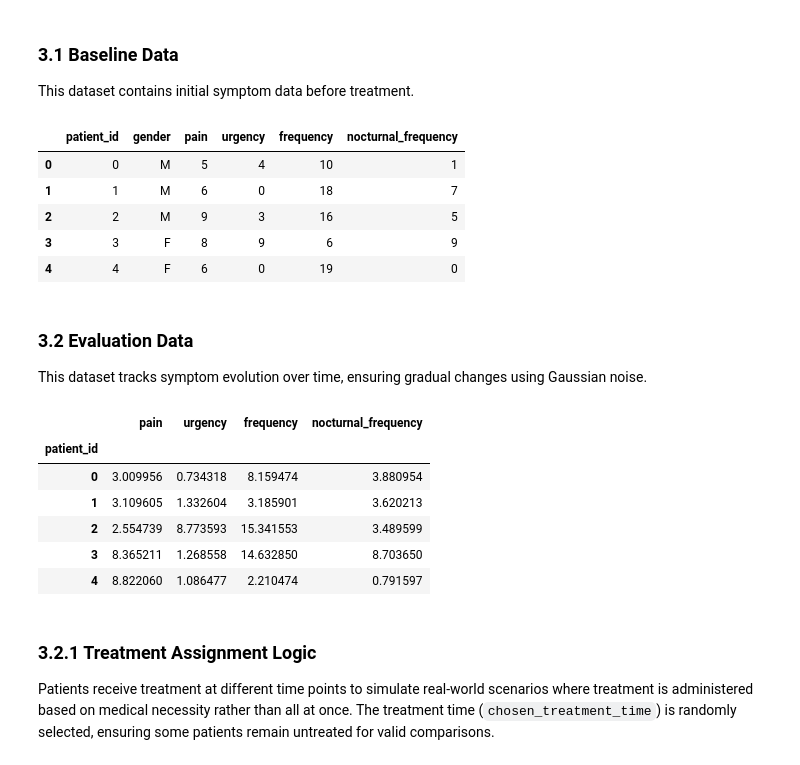
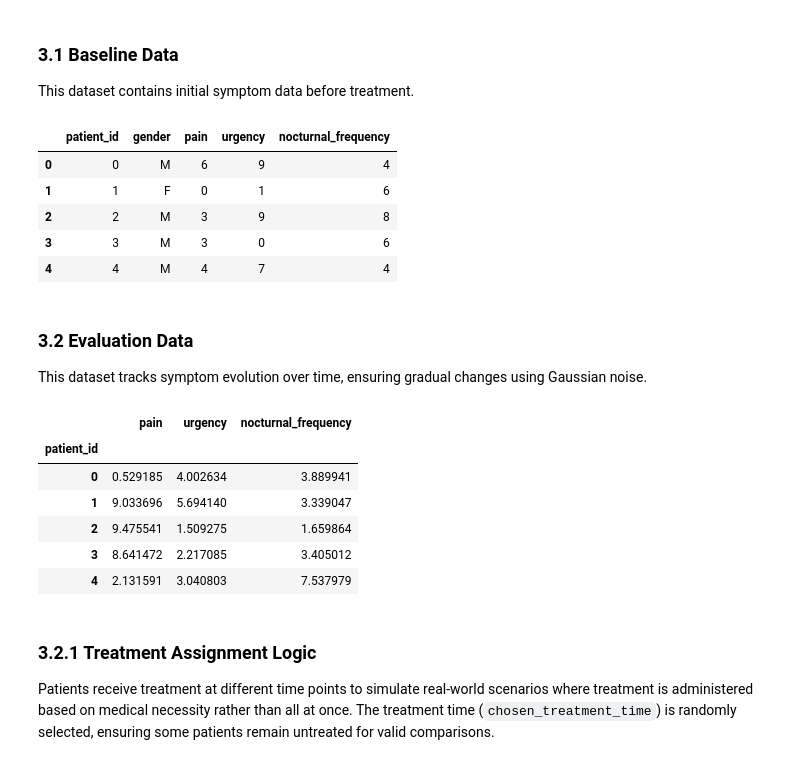
Before and after one commit to notraiks/Assignment_1_Data_Analytics, a Jupyter notebook: A1_Data_Analytics.ipynb, the cells around one changed output. Saved outputs shown, nothing was run; the diff lists cells and outputs as text; code cells hidden in the pictures.

```diff
--- a/A1_Data_Analytics.ipynb
+++ b/A1_Data_Analytics.ipynb
@@ -45,10 +47,10 @@ from collections import defaultdict
 ### **2.2 Global Variables**
 # %%
 # Set random seed for reproducibility
-np.random.seed(25)
+np.random.seed(42)
 
 # Define constants
-NUMBER_OF_PATIENTS = 210
+NUMBER_OF_PATIENTS = 200
 EVALUATION_YEARS = 4
 EVALUATION_MONTHS = EVALUATION_YEARS * 12
 MAX_MATCHES = 100
@@ -71,23 +73,23 @@ This dataset contains initial symptom data before treatment.
 # %%
 # Generate synthetic baseline data
 baseline_data = pd.DataFrame({
     "patient_id": np.arange(NUMBER_OF_PATIENTS),
     "gender": np.random.choice(['M', 'F'], NUMBER_OF_PATIENTS),
     "pain": np.random.randint(0, 10, NUMBER_OF_PATIENTS),
     "urgency": np.random.randint(0, 10, NUMBER_OF_PATIENTS),
-    "frequency": np.random.randint(0, 20, NUMBER_OF_PATIENTS),
     "nocturnal_frequency": np.random.randint(0, 10, NUMBER_OF_PATIENTS)
 })
-
+treated_group = baseline_data.sample(n=5, random_state=42)
+untreated_group = baseline_data.drop(treated_group.index).sample(n=5, random_state=24)
 # Display first few rows
 baseline_data.head()
 # %% [output]
-|  | patient_id | gender | pain | urgency | frequency | nocturnal_frequency |
-| 0 | 0 | M | 5 | 4 | 10 | 1 |
-| 1 | 1 | M | 6 | 0 | 18 | 7 |
-| 2 | 2 | M | 9 | 3 | 16 | 5 |
-| 3 | 3 | F | 8 | 9 | 6 | 9 |
-| 4 | 4 | F | 6 | 0 | 19 | 0 |
+|  | patient_id | gender | pain | urgency | nocturnal_frequency |
+| 0 | 0 | M | 6 | 9 | 4 |
+| 1 | 1 | F | 0 | 1 | 6 |
+| 2 | 2 | M | 3 | 9 | 8 |
+| 3 | 3 | M | 3 | 0 | 6 |
+| 4 | 4 | M | 4 | 7 | 4 |
 # %% [markdown]
 ### **3.2 Evaluation Data**
 This dataset tracks symptom evolution over time, ensuring gradual changes using Gaussian noise.
@@ -101,20 +103,17 @@ for patient_id in range(NUMBER_OF_PATIENTS):
 
     prev_pain = np.random.randint(0, 10)
     prev_urgency = np.random.randint(0, 10)
-    prev_frequency = np.random.randint(0, 20)
     prev_nocturnal_freq = np.random.randint(0, 10)
 
     for month in range(3, EVALUATION_MONTHS + 1, 3):
         prev_pain = max(0, min(10, prev_pain + np.random.normal(0, 1)))
         prev_urgency = max(0, min(10, prev_urgency + np.random.normal(0, 1)))
-        prev_frequency = max(0, min(20, prev_frequency + np.random.normal(0, 2)))
         prev_nocturnal_freq = max(0, min(10, prev_nocturnal_freq + np.random.normal(0, 1)))
 
         data_point = {
             'patient_id': patient_id,
             'pain': prev_pain,
             'urgency': prev_urgency,
-            'frequency': prev_frequency,
             'nocturnal_frequency': prev_nocturnal_freq,
             'time_since_entry': month,
             'time_treated': chosen_treatment_time if chosen_treatment_time is not None and month >= chosen_treatment_time else None,
@@ -123,15 +122,15 @@ for patient_id in range(NUMBER_OF_PATIENTS):
         evaluation_data.append(data_point)
 
 evaluation_data = pd.DataFrame(evaluation_data)
-evaluation_data.groupby('patient_id')[['pain', 'urgency', 'frequency', 'nocturnal_frequency']].mean().head()
+evaluation_data.groupby('patient_id')[['pain', 'urgency','nocturnal_frequency']].mean().head()
 # %% [output]
-|  | pain | urgency | frequency | nocturnal_frequency |
-| patient_id |  |  |  |  |
-| 0 | 3.009956 | 0.734318 | 8.159474 | 3.880954 |
-| 1 | 3.109605 | 1.332604 | 3.185901 | 3.620213 |
-| 2 | 2.554739 | 8.773593 | 15.341553 | 3.489599 |
-| 3 | 8.365211 | 1.268558 | 14.632850 | 8.703650 |
-| 4 | 8.822060 | 1.086477 | 2.210474 | 0.791597 |
+|  | pain | urgency | nocturnal_frequency |
+| patient_id |  |  |  |
+| 0 | 0.529185 | 4.002634 | 3.889941 |
+| 1 | 9.033696 | 5.694140 | 3.339047 |
+| 2 | 9.475541 | 1.509275 | 1.659864 |
+| 3 | 8.641472 | 2.217085 | 3.405012 |
+| 4 | 2.131591 | 3.040803 | 7.537979 |
 # %% [markdown]
 ### **3.2.1 Treatment Assignment Logic**
 Patients receive treatment at different time points to simulate real-world scenarios where treatment is administered based on medical necessity rather than all at once. The treatment time (`chosen_treatment_time`) is randomly selected, ensuring some patients remain untreated for valid comparisons.
```
Also changed, not shown: parts of 9 cells of this notebook.
